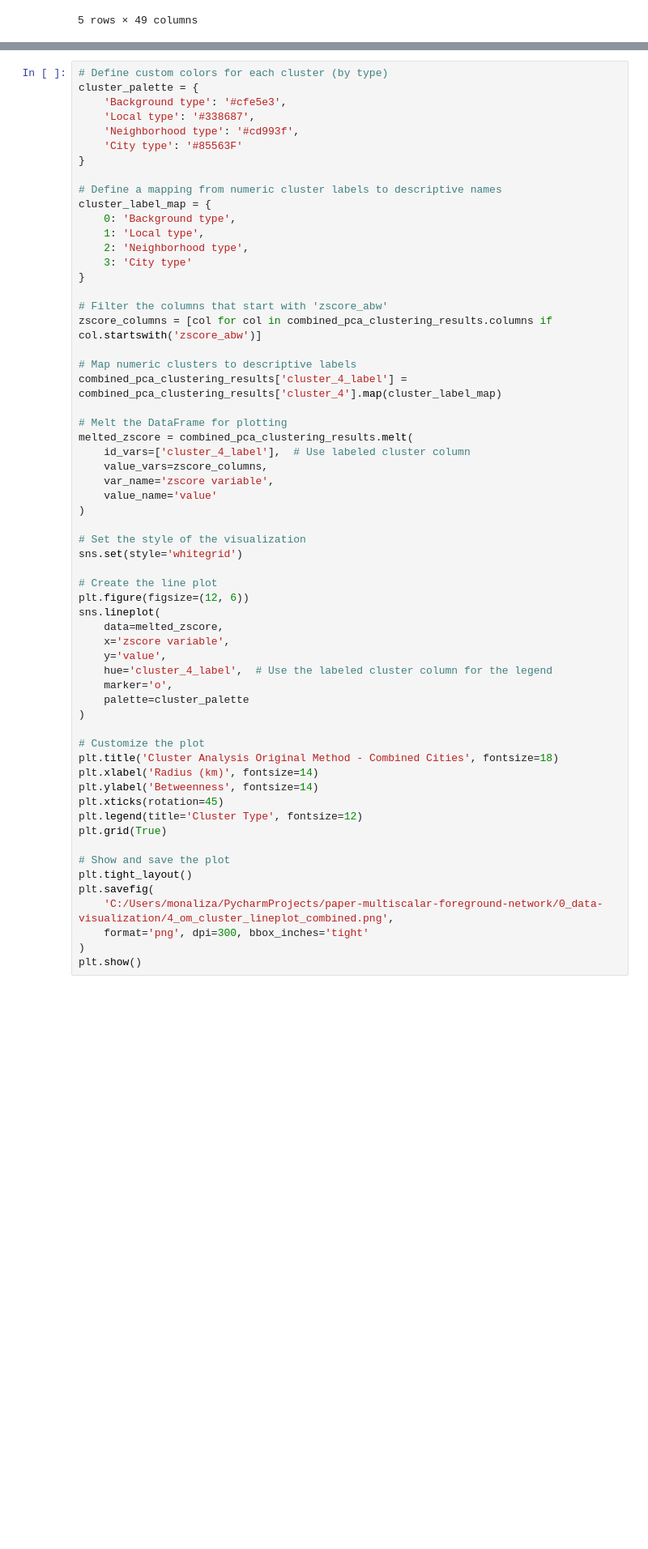
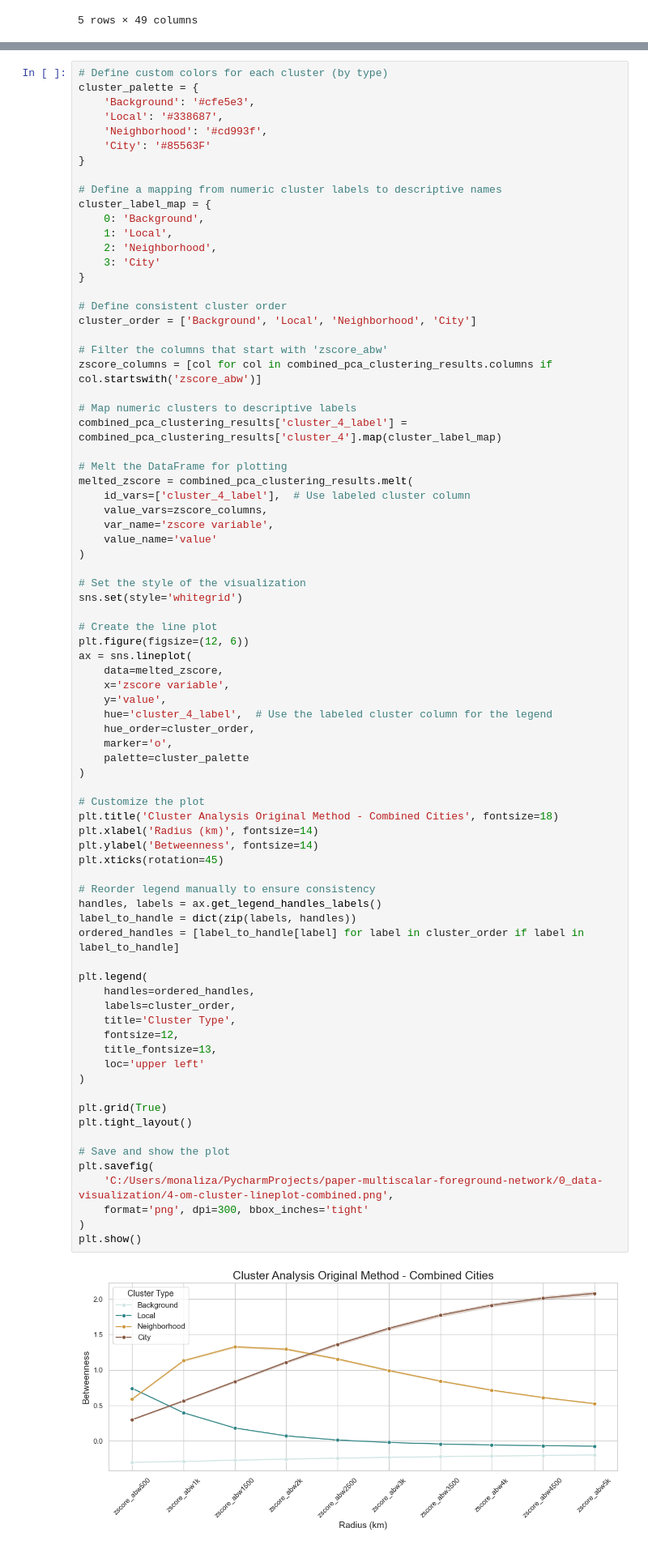
Before and after one commit to SMoG-Chalmers/multiscalar-street-types-by-context-aware-angular-betweenness, a Jupyter notebook: 1-pca-clustering/0-original-method/multiscalartypes-original-method.ipynb, the cells around one changed output, grey strips where cells are left out. Shown at 81% size. Drawn from its saved outputs; the diff is of its cells as text; blank space fills up the shorter version.

```diff
--- a/1-pca-clustering/0-original-method/multiscalartypes-original-method.ipynb
+++ b/1-pca-clustering/0-original-method/multiscalartypes-original-method.ipynb
@@ -502,19 +452,22 @@ plt.show()
 # %%
 # Define custom colors for each cluster (by type)
 cluster_palette = {
-    'Background type': '#cfe5e3',
-    'Local type': '#338687',
-    'Neighborhood type': '#cd993f',
-    'City type': '#85563F'
+    'Background': '#cfe5e3',
+    'Local': '#338687',
+    'Neighborhood': '#cd993f',
+    'City': '#85563F'
 }
 
 # Define a mapping from numeric cluster labels to descriptive names
 cluster_label_map = {
-    0: 'Background type',
-    1: 'Local type',
-    2: 'Neighborhood type',
-    3: 'City type'
+    0: 'Background',
+    1: 'Local',
+    2: 'Neighborhood',
+    3: 'City'
 }
+
+# Define consistent cluster order
+cluster_order = ['Background', 'Local', 'Neighborhood', 'City']
 
 # Filter the columns that start with 'zscore_abw'
 zscore_columns = [col for col in combined_pca_clustering_results.columns if col.startswith('zscore_abw')]
@@ -527,36 +480,53 @@ melted_zscore = combined_pca_clustering_results.melt(
     id_vars=['cluster_4_label'],  # Use labeled cluster column
     value_vars=zscore_columns,
     var_name='zscore variable',
     value_name='value'
 )
 
 # Set the style of the visualization
 sns.set(style='whitegrid')
 
 # Create the line plot
 plt.figure(figsize=(12, 6))
-sns.lineplot(
+ax = sns.lineplot(
     data=melted_zscore,
     x='zscore variable',
     y='value',
     hue='cluster_4_label',  # Use the labeled cluster column for the legend
+    hue_order=cluster_order,
     marker='o',
     palette=cluster_palette
 )
 
 # Customize the plot
 plt.title('Cluster Analysis Original Method - Combined Cities', fontsize=18)
 plt.xlabel('Radius (km)', fontsize=14)
 plt.ylabel('Betweenness', fontsize=14)
 plt.xticks(rotation=45)
-plt.legend(title='Cluster Type', fontsize=12)
+
+# Reorder legend manually to ensure consistency
+handles, labels = ax.get_legend_handles_labels()
+label_to_handle = dict(zip(labels, handles))
+ordered_handles = [label_to_handle[label] for label in cluster_order if label in label_to_handle]
+
+plt.legend(
+    handles=ordered_handles,
+    labels=cluster_order,
+    title='Cluster Type',
+    fontsize=12,
+    title_fontsize=13,
+    loc='upper left'
+)
+
 plt.grid(True)
+plt.tight_layout()
 
-# Show and save the plot
-plt.tight_layout()
+# Save and show the plot
 plt.savefig(
-    'C:/Users/monaliza/PycharmProjects/paper-multiscalar-foreground-network/0_data-visualization/4_om_cluster_lineplot_combined.png',
+    'C:/Users/monaliza/PycharmProjects/paper-multiscalar-foreground-network/0_data-visualization/4-om-cluster-lineplot-combined.png',
     format='png', dpi=300, bbox_inches='tight'
 )
 plt.show()
+# %% [output]
+[figure, added]
 # %% [markdown]
```
Also changed, not shown: parts of 22 cells of this notebook, 26 other files.
